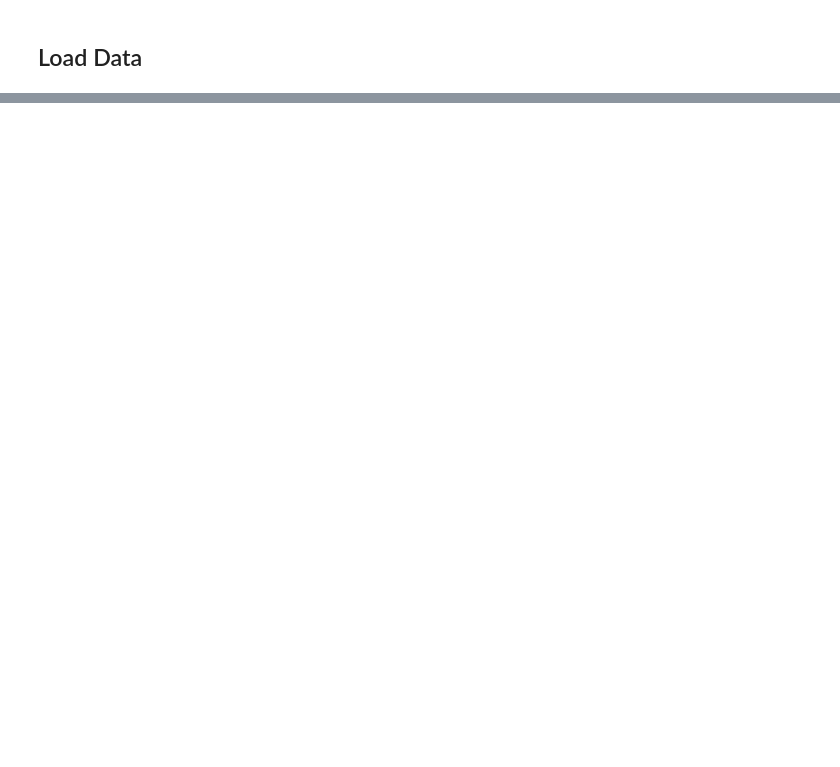
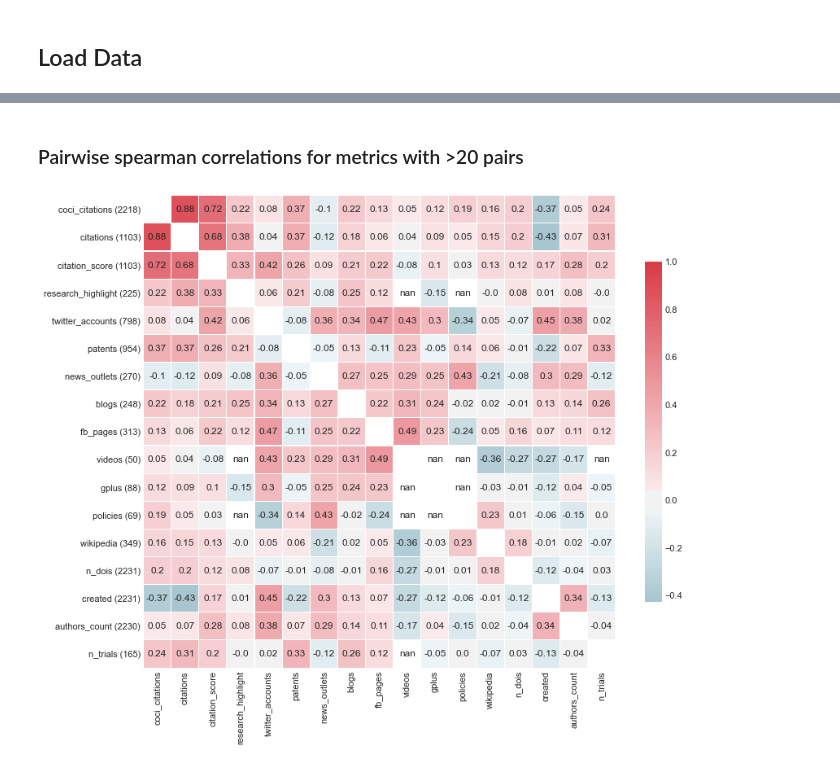
Before and after one commit to ScholCommLab/tracking-grants, a Jupyter notebook: notebooks/reports/interim_report_3.ipynb, the cells around one changed output, grey strips where cells are left out. Cells and saved outputs as stored; diff of their text form; code cells hidden in the pictures; blank space fills up the shorter version.

```diff
--- a/notebooks/reports/interim_report_3.ipynb
+++ b/notebooks/reports/interim_report_3.ipynb
@@ -59,6 +49,10 @@ altmetrics = pd.read_json(altmetric_f).T
 
 # Filter out all articles had not altmetrics
 altmetrics = altmetrics[altmetrics.altmetric_id.notna()]
+# %%
+trials = pd.read_csv(trials_f)
+
+articles = articles.merge(trials.doi.value_counts().to_frame("n_trials"), left_on="DOI", right_index=True, how="left")
 # %%
 dates = ["last_updated", "published_on", "added_on"]
 for d in dates:
@@ -211,0 +104,2 @@ sns.boxenplot(y="variable", x="value", data=pdf)
+# %%
+metric_cols = ['coci_citations', "citations", "citation_score"] + metric_cols
@@ -211,0 +184,32 @@ sns.boxenplot(y="variable", x="value", data=pdf)
+# %%
+grants.coci_citations = grants.coci_citations.replace(0, np.nan)
+# %% [markdown]
+### Pairwise spearman correlations for metrics with >20 pairs
+# %%
+select_cols = [_ for _ in metric_cols if _ not in ['posts_count']]
+select_cols = select_cols + ['n_dois', 'created', 'authors_count', 'n_trials']
+
+with sns.axes_style(style="white"):
+    corr=grants.drop_duplicates("grant_id")[select_cols].corr(method="spearman", min_periods=20)
+    corr = corr.dropna(how="all")
+    corr = corr.dropna(how="all", axis=1)
+
+    mask = np.zeros((len(corr), len(corr)), dtype=np.bool)
+    np.fill_diagonal(mask, True)
+
+    f, ax = plt.subplots(figsize=(13, 11))
+    cmap = sns.diverging_palette(220, 10, as_cmap=True)
+    sns.heatmap(corr, cmap=cmap, mask=mask, center=0, square=True, linewidths=.1, cbar_kws={"shrink": .7})
+
+    ax = plt.gca()
+    # Loop over data dimensions and create text annotations.
+    for i in range(corr.shape[0]):
+        for j in range(corr.shape[1]):
+            if i!=j:
+                ax.text(j+.5, i+.5, corr.values[i, j].round(2), ha="center", va="center")
+
+    counts = grants.count()
+    locs, labels = plt.yticks()
+    plt.yticks(locs, [f"{l.get_text()} ({counts[l.get_text()]})" for l in labels])
+# %% [output]
+[figure, added]
```
Also changed, not shown: parts of 38 cells of this notebook.
